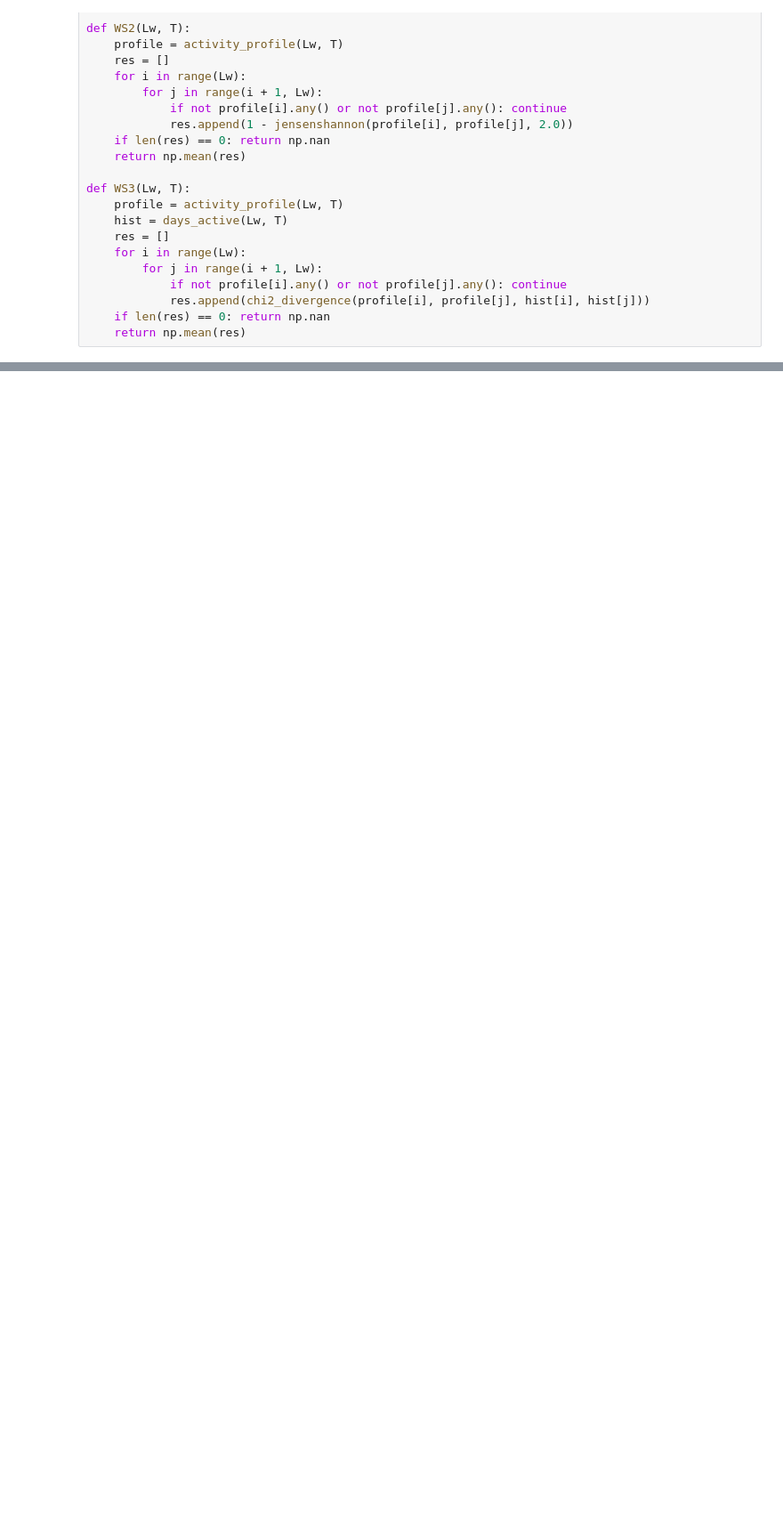
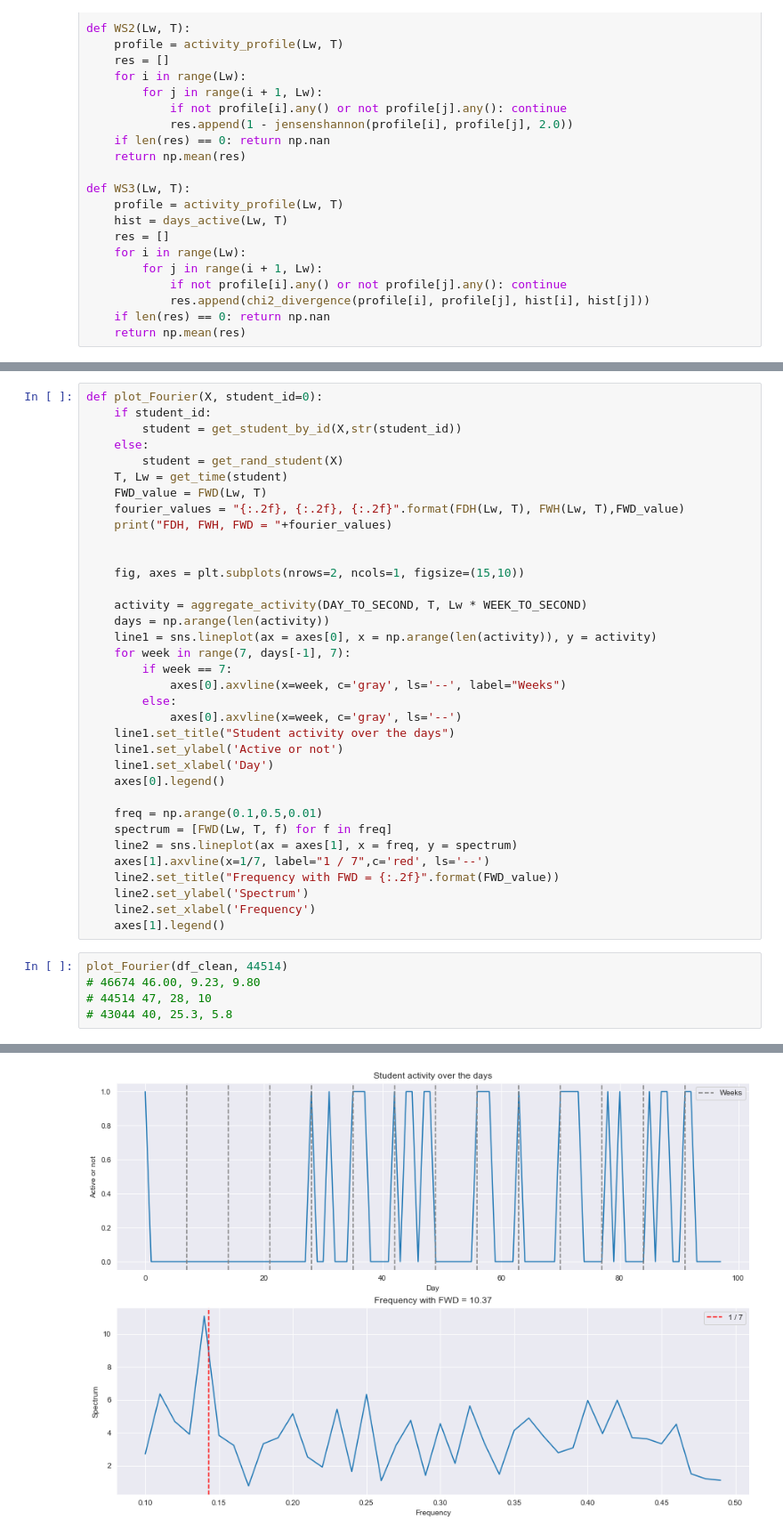
Before and after one commit to epfl-ml4ed/flipped-classroom, a Jupyter notebook: Notebook/Regularity.ipynb, the cells around one changed output, grey strips where cells are left out. Shown: that part at 89% size. Drawn from its saved outputs; the diff is of its cells as text; blank space fills up the shorter version.

```diff
--- a/Notebook/Regularity.ipynb
+++ b/Notebook/Regularity.ipynb
@@ -413,0 +450,41 @@ def FWD(Lw, T):
+# %%
+def plot_Fourier(X, student_id=0):
+    if student_id:
+        student = get_student_by_id(X,str(student_id))
+    else:
+        student = get_rand_student(X)
+    T, Lw = get_time(student)
+    FWD_value = FWD(Lw, T)
+    fourier_values = "{:.2f}, {:.2f}, {:.2f}".format(FDH(Lw, T), FWH(Lw, T),FWD_value)
+    print("FDH, FWH, FWD = "+fourier_values)
+
+
+    fig, axes = plt.subplots(nrows=2, ncols=1, figsize=(15,10))
+
+    activity = aggregate_activity(DAY_TO_SECOND, T, Lw * WEEK_TO_SECOND)
+    days = np.arange(len(activity))
+    line1 = sns.lineplot(ax = axes[0], x = np.arange(len(activity)), y = activity)
+    for week in range(7, days[-1], 7):
+        if week == 7:
+            axes[0].axvline(x=week, c='gray', ls='--', label="Weeks")
+        else:
+            axes[0].axvline(x=week, c='gray', ls='--')
+    line1.set_title("Student activity over the days")
+    line1.set_ylabel('Active or not')
+    line1.set_xlabel('Day')
+    axes[0].legend()
+
+    freq = np.arange(0.1,0.5,0.01)
+    spectrum = [FWD(Lw, T, f) for f in freq]
+    line2 = sns.lineplot(ax = axes[1], x = freq, y = spectrum)
+    axes[1].axvline(x=1/7, label="1 / 7",c='red', ls='--')
+    line2.set_title("Frequency with FWD = {:.2f}".format(FWD_value))
+    line2.set_ylabel('Spectrum')
+    line2.set_xlabel('Frequency')
+    axes[1].legend()
+# %%
+plot_Fourier(df_clean, 44514)
+# 46674 46.00, 9.23, 9.80
+# 44514 47, 28, 10
+# 43044 40, 25.3, 5.8
+# %% [output]
@@ -413,0 +492 @@ def FWD(Lw, T):
+[figure, added]
```
Also changed, not shown: parts of 14 cells of this notebook.
